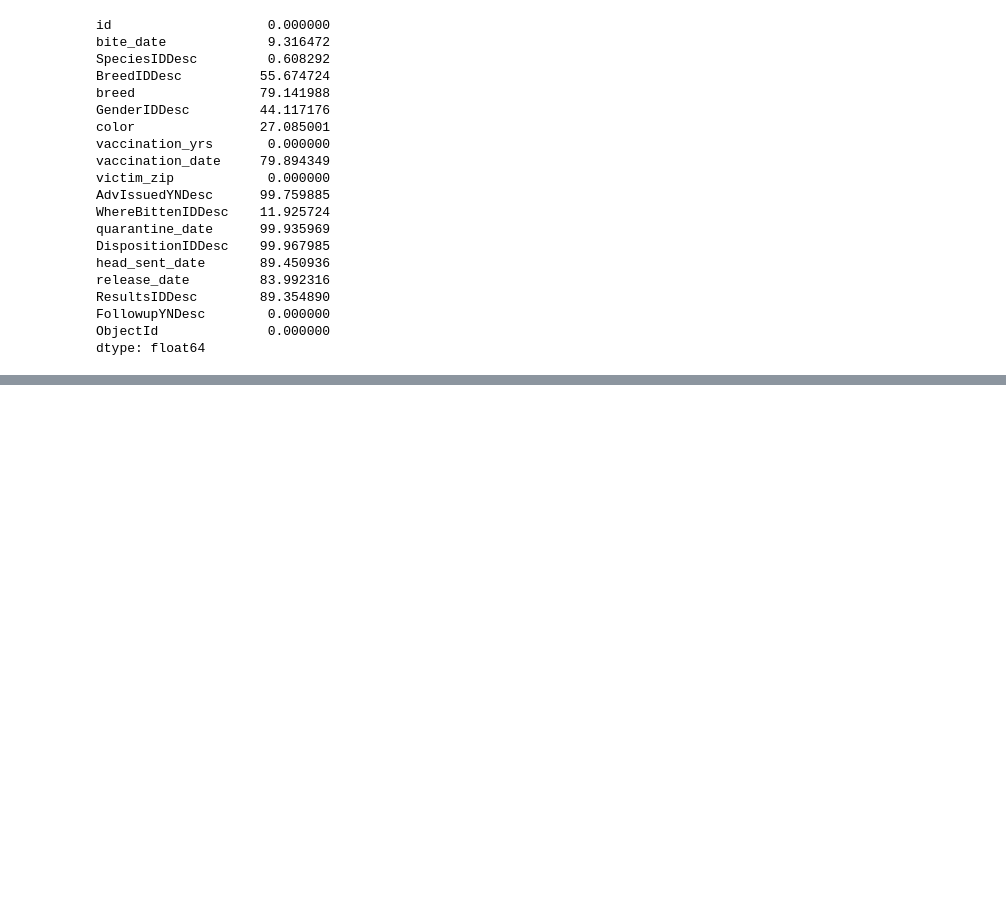
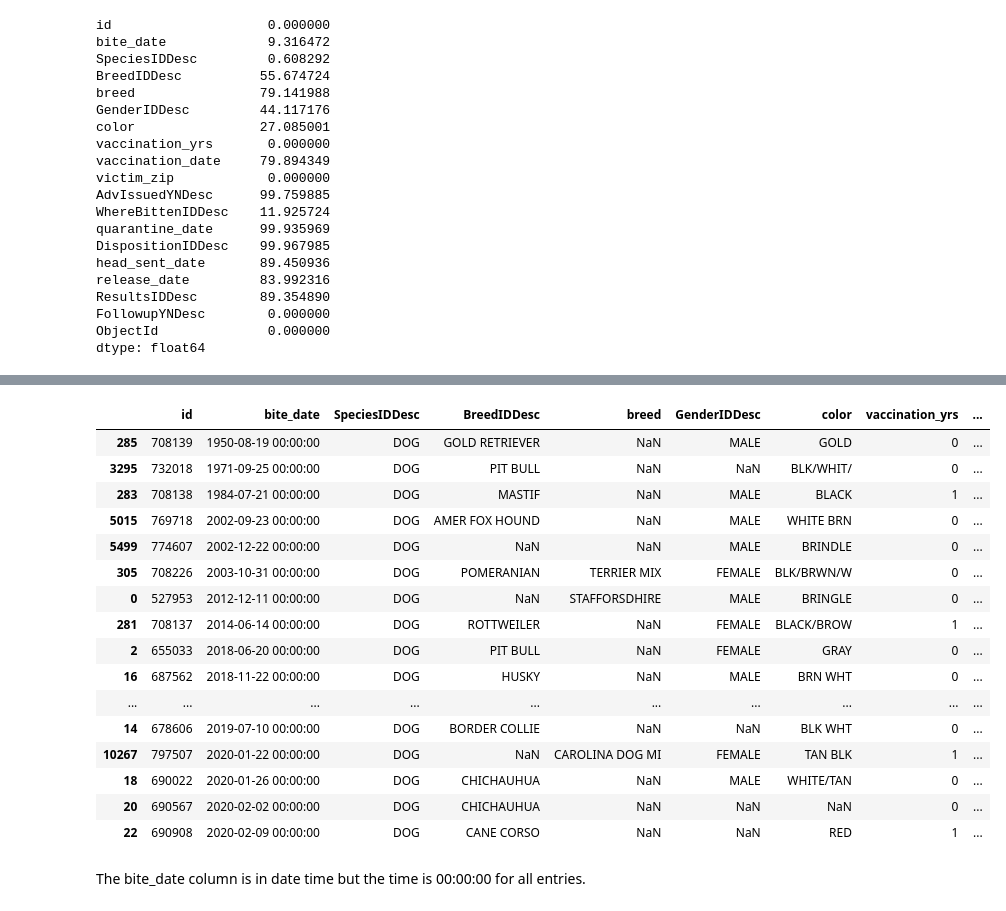
Before and after one commit to Blake-Herbert/animal_bites_data, a Jupyter notebook: bites.ipynb, the cells around one changed output, grey strips where cells are left out. Drawn from its saved outputs; the diff is of its cells as text; code cells hidden in the pictures; blank space fills up the shorter version.

Commit message:
cleaned data

```diff
--- a/bites.ipynb
+++ b/bites.ipynb
@@ -42,0 +63,3 @@ dtype: float64
+# %%
+bites.drop_duplicates(subset='id', keep='first', inplace=True)
+bites
@@ -42,0 +82,12 @@ dtype: float64
+# %%
+def combine_breeds(row):
+    b1 = row['BreedIDDesc']
+    b2 = row['breed']
+    if pd.notna(b1) and pd.notna(b2):
+        return f'{b1} / {b2}'
+    elif pd.notna(b1):
+        return b1
+    else:
+        return b2
+
+bites['breed_cleaned'] = bites.apply(combine_breeds, axis=1)
@@ -42,0 +108,22 @@ dtype: float64
+# %%
+bites.sort_values(by='bite_date').head(20)
+# %% [output]
+|  | id | bite_date | SpeciesIDDesc | BreedIDDesc | breed | GenderIDDesc | color | vaccination_yrs | ... |
+| 285 | 708139 | 1950-08-19 00:00:00 | DOG | GOLD RETRIEVER | NaN | MALE | GOLD | 0 | ... |
+| 3295 | 732018 | 1971-09-25 00:00:00 | DOG | PIT BULL | NaN | NaN | BLK/WHIT/ | 0 | ... |
+| 283 | 708138 | 1984-07-21 00:00:00 | DOG | MASTIF | NaN | MALE | BLACK | 1 | ... |
+| 5015 | 769718 | 2002-09-23 00:00:00 | DOG | AMER FOX HOUND | NaN | MALE | WHITE BRN | 0 | ... |
+| 5499 | 774607 | 2002-12-22 00:00:00 | DOG | NaN | NaN | MALE | BRINDLE | 0 | ... |
+| 305 | 708226 | 2003-10-31 00:00:00 | DOG | POMERANIAN | TERRIER MIX | FEMALE | BLK/BRWN/W | 0 | ... |
+| 0 | 527953 | 2012-12-11 00:00:00 | DOG | NaN | STAFFORSDHIRE | MALE | BRINGLE | 0 | ... |
+| 281 | 708137 | 2014-06-14 00:00:00 | DOG | ROTTWEILER | NaN | FEMALE | BLACK/BROW | 1 | ... |
+| 2 | 655033 | 2018-06-20 00:00:00 | DOG | PIT BULL | NaN | FEMALE | GRAY | 0 | ... |
+| 16 | 687562 | 2018-11-22 00:00:00 | DOG | HUSKY | NaN | MALE | BRN WHT | 0 | ... |
+| ... | ... | ... | ... | ... | ... | ... | ... | ... | ... |
+| 14 | 678606 | 2019-07-10 00:00:00 | DOG | BORDER COLLIE | NaN | NaN | BLK WHT | 0 | ... |
+| 10267 | 797507 | 2020-01-22 00:00:00 | DOG | NaN | CAROLINA DOG MI | FEMALE | TAN BLK | 1 | ... |
+| 18 | 690022 | 2020-01-26 00:00:00 | DOG | CHICHAUHUA | NaN | MALE | WHITE/TAN | 0 | ... |
+| 20 | 690567 | 2020-02-02 00:00:00 | DOG | CHICHAUHUA | NaN | NaN | NaN | 0 | ... |
+| 22 | 690908 | 2020-02-09 00:00:00 | DOG | CANE CORSO | NaN | NaN | RED | 1 | ... |
+# %% [markdown]
+The bite_date column is in date time but the time is 00:00:00 for all entries.
```
Also changed, not shown: parts of 8 cells of this notebook.
